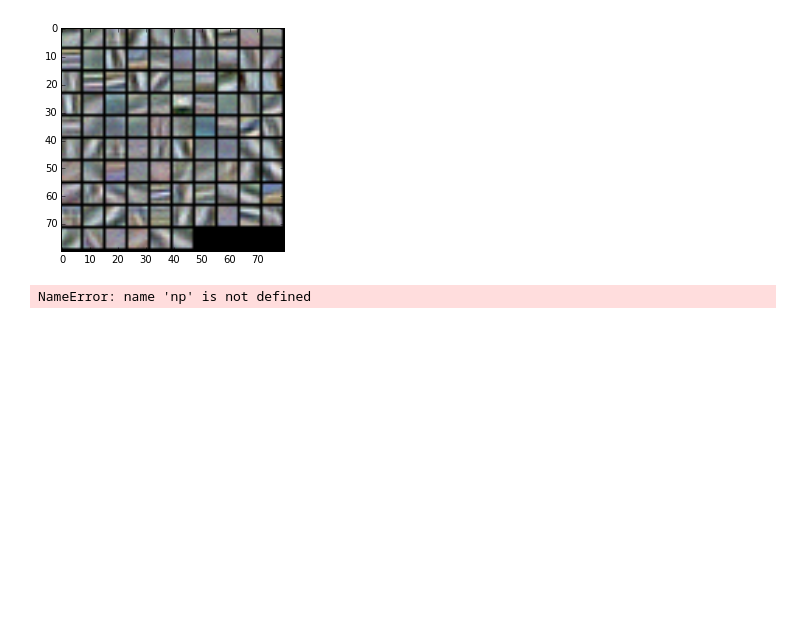
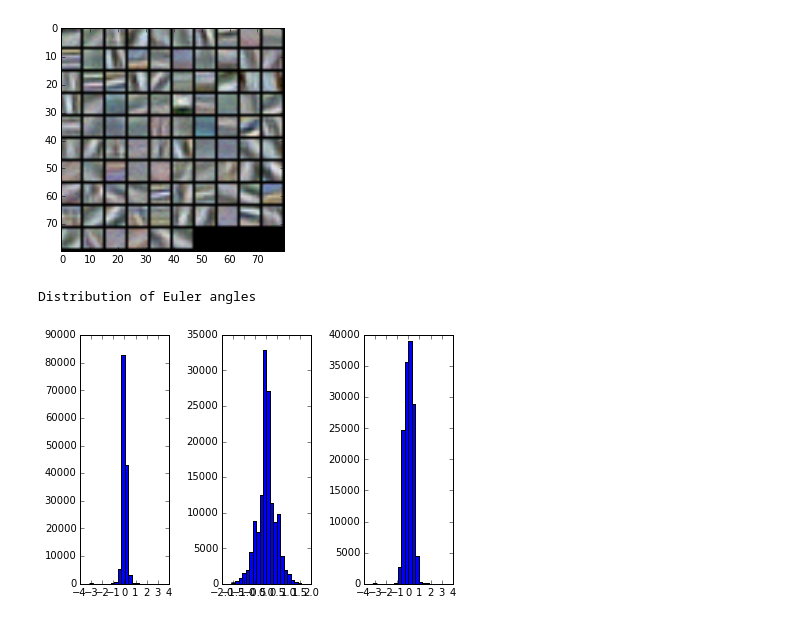
Before and after one commit to pulkitag/caffe, a Jupyter notebook: modelFiles/keypoints/documentation/Relative-Rotations.ipynb, the cells around one changed output. Saved outputs shown, nothing was run; the diff lists cells and outputs as text; code cells hidden in the pictures; blank space fills up the shorter version.

```diff
--- a/modelFiles/keypoints/documentation/Relative-Rotations.ipynb
+++ b/modelFiles/keypoints/documentation/Relative-Rotations.ipynb
@@ -387,6 +388,14 @@ Ignoring line: # solver mode: CPU or GPU
 prms = pci.get_prms()
 _,_,euler, translation = pci.read_pairs(prms)
 #Euler angles
-euler = np.concatenate([np.array(eu) for eu in euler])
+euler = np.array([np.array(eu) for eu in euler])
-# %% [output]
-NameError: name 'np' is not defined
+# %%
+print "Distribution of Euler angles"
+fig = plt.figure()
+for i in range(3):
+    ax = plt.subplot(1,euler.shape[1], i+1)
+    plt.hist(euler[:,i], 20)
+plt.tight_layout()
+# %% [output]
+Distribution of Euler angles
+[figure, added]
```
Also changed, not shown: parts of 2 cells of this notebook, 43 other files.
